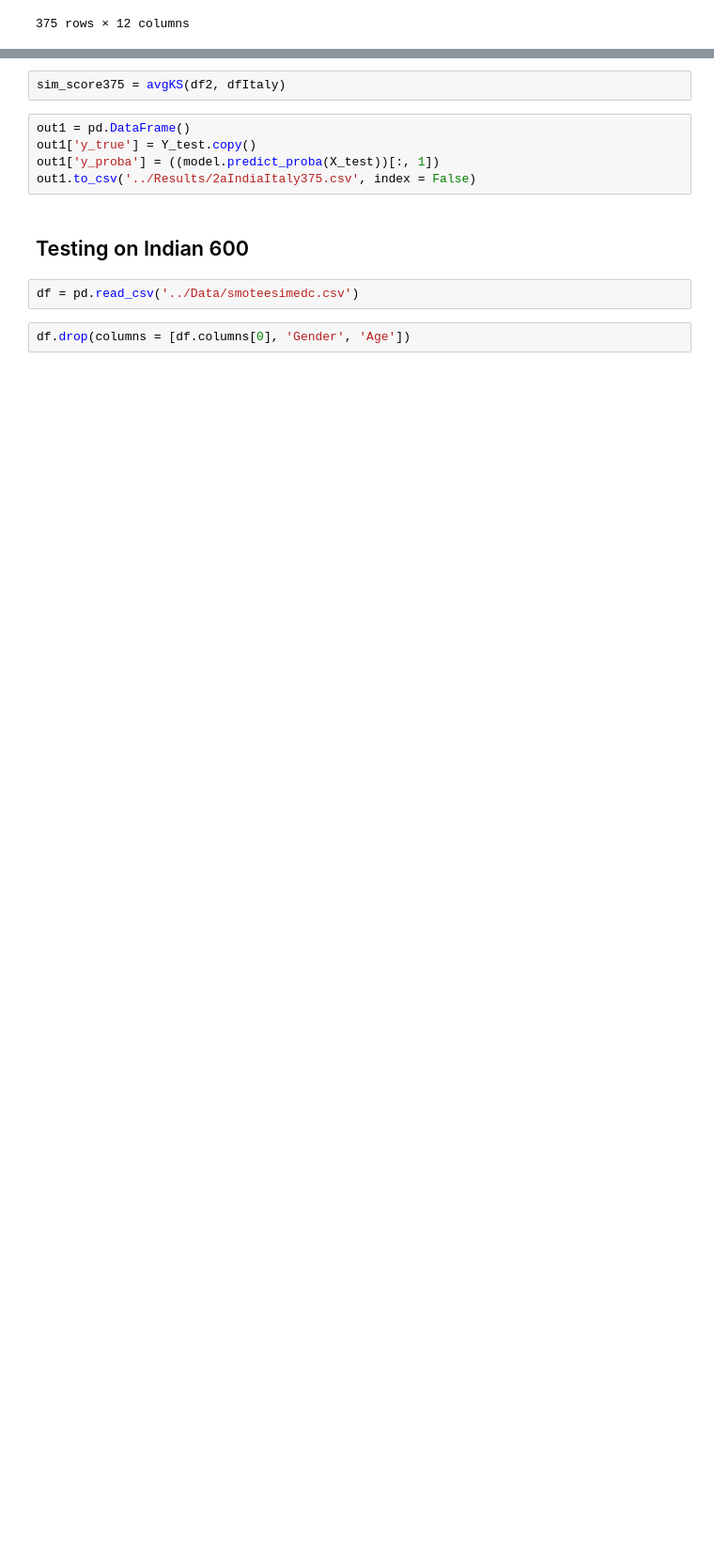
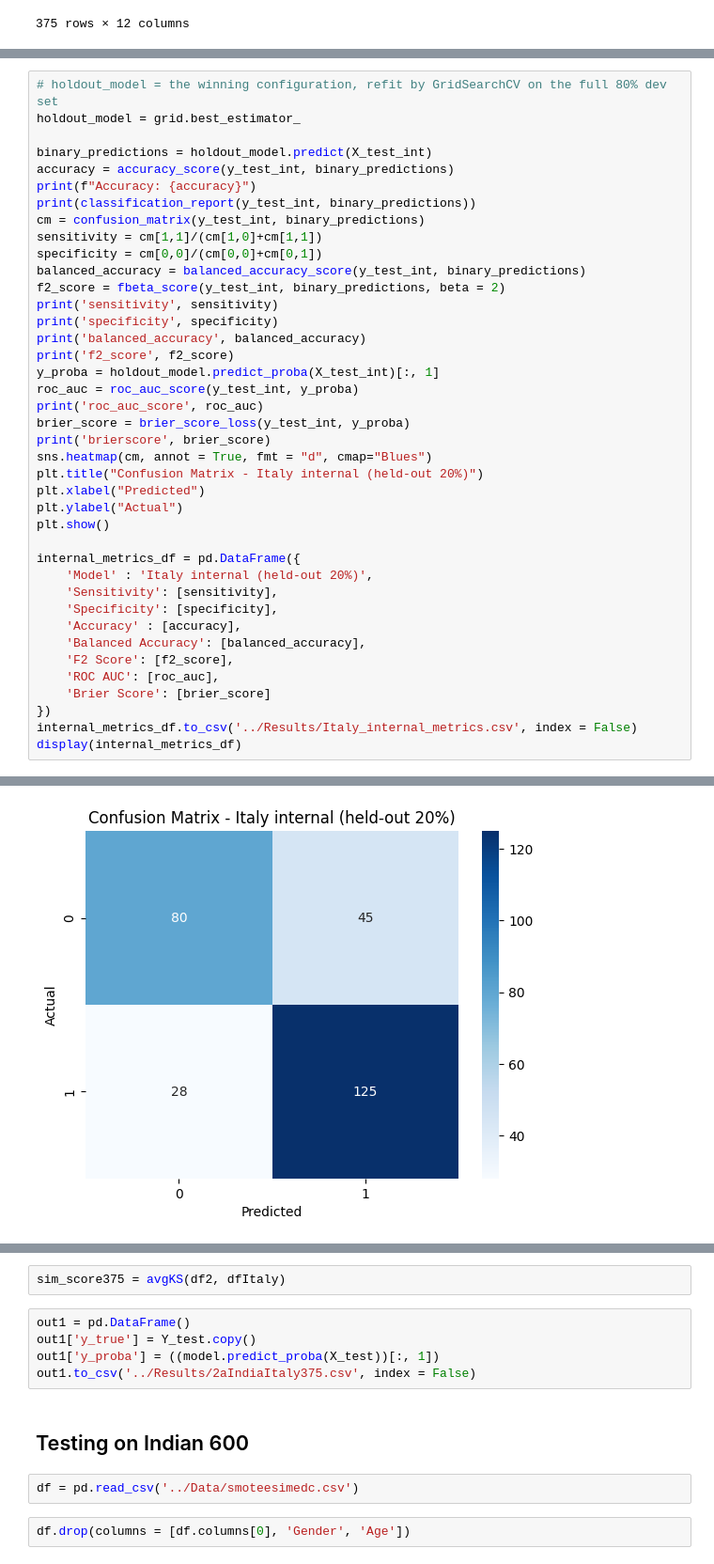
Before and after one commit to debashreebanerjee/COVIPRED-INDIAN, a Jupyter notebook: Codes/Italy.ipynb, the cells around one changed output, grey strips where cells are left out. Shown at 94% size. Cells and saved outputs as stored; diff of their text form; blank space fills up the shorter version.

Commit message:
added internal validation to Brazil and Italy notebooks

```diff
--- a/Codes/Italy.ipynb
+++ b/Codes/Italy.ipynb
@@ -211,0 +290,41 @@ except FileNotFoundError:
+# %%
+# holdout_model = the winning configuration, refit by GridSearchCV on the full 80% dev set
+holdout_model = grid.best_estimator_
+
+binary_predictions = holdout_model.predict(X_test_int)
+accuracy = accuracy_score(y_test_int, binary_predictions)
+print(f"Accuracy: {accuracy}")
+print(classification_report(y_test_int, binary_predictions))
+cm = confusion_matrix(y_test_int, binary_predictions)
+sensitivity = cm[1,1]/(cm[1,0]+cm[1,1])
+specificity = cm[0,0]/(cm[0,0]+cm[0,1])
+balanced_accuracy = balanced_accuracy_score(y_test_int, binary_predictions)
+f2_score = fbeta_score(y_test_int, binary_predictions, beta = 2)
+print('sensitivity', sensitivity)
+print('specificity', specificity)
+print('balanced_accuracy', balanced_accuracy)
+print('f2_score', f2_score)
+y_proba = holdout_model.predict_proba(X_test_int)[:, 1]
+roc_auc = roc_auc_score(y_test_int, y_proba)
+print('roc_auc_score', roc_auc)
+brier_score = brier_score_loss(y_test_int, y_proba)
+print('brierscore', brier_score)
+sns.heatmap(cm, annot = True, fmt = "d", cmap="Blues")
+plt.title("Confusion Matrix - Italy internal (held-out 20%)")
+plt.xlabel("Predicted")
+plt.ylabel("Actual")
+plt.show()
+
+internal_metrics_df = pd.DataFrame({
+    'Model' : 'Italy internal (held-out 20%)',
+    'Sensitivity': [sensitivity],
+    'Specificity': [specificity],
+    'Accuracy' : [accuracy],
+    'Balanced Accuracy': [balanced_accuracy],
+    'F2 Score': [f2_score],
+    'ROC AUC': [roc_auc],
+    'Brier Score': [brier_score]
+})
+internal_metrics_df.to_csv('../Results/Italy_internal_metrics.csv', index = False)
+display(internal_metrics_df)
+# %% [output]
@@ -211,0 +347 @@ except FileNotFoundError:
+[figure, added]
```
Also changed, not shown: parts of 21 cells of this notebook, 29 other files.
